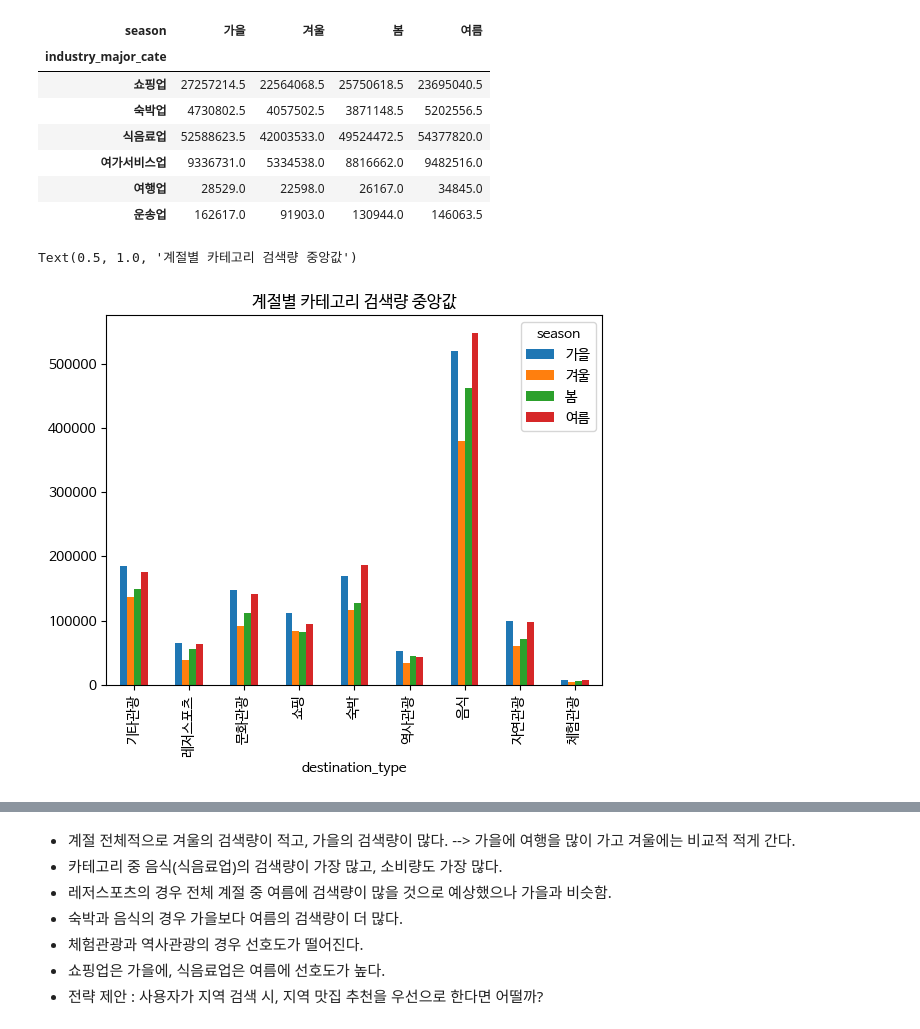
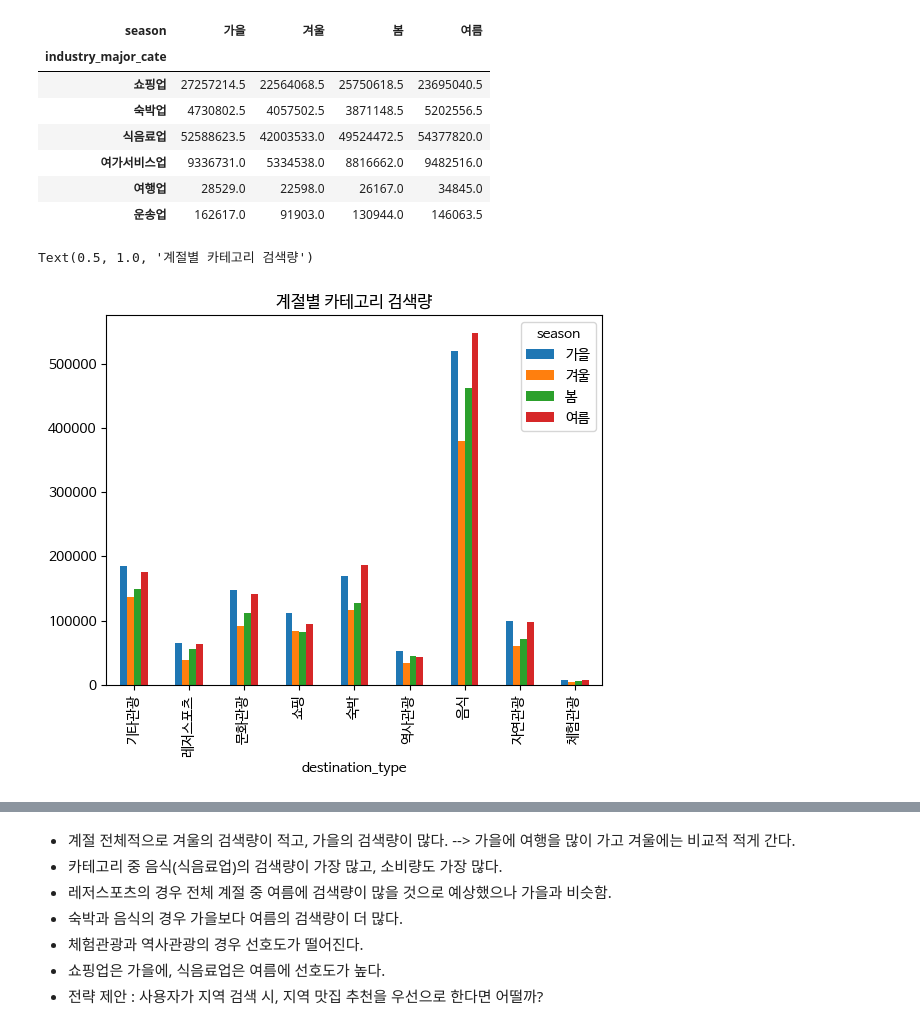
Before and after one commit to btg1631/study_data_analytics, a Jupyter notebook: docs/project_trip/EDA.ipynb, the cells around one changed output, grey strips where cells are left out. Cells and saved outputs as stored; diff of their text form; code cells hidden in the pictures.

```diff
--- a/docs/project_trip/EDA.ipynb
+++ b/docs/project_trip/EDA.ipynb
@@ -277,9 +277,9 @@ df_Nvisitors_median
 | 운송업 | 162617.0 | 91903.0 | 130944.0 | 146063.5 |
 # %%
 cate_season_median.plot(kind='bar')
-plt.title("계절별 카테고리 검색량 중앙값")
+plt.title("계절별 카테고리 검색량")
 # %% [output]
-Text(0.5, 1.0, '계절별 카테고리 검색량 중앙값')
+Text(0.5, 1.0, '계절별 카테고리 검색량')
-[figure, old version]
+[figure, new version]
 # %%
 df_Nvisitors_median.plot(kind='bar')
```
Also changed, not shown: parts of 3 cells of this notebook, 7 other files.
